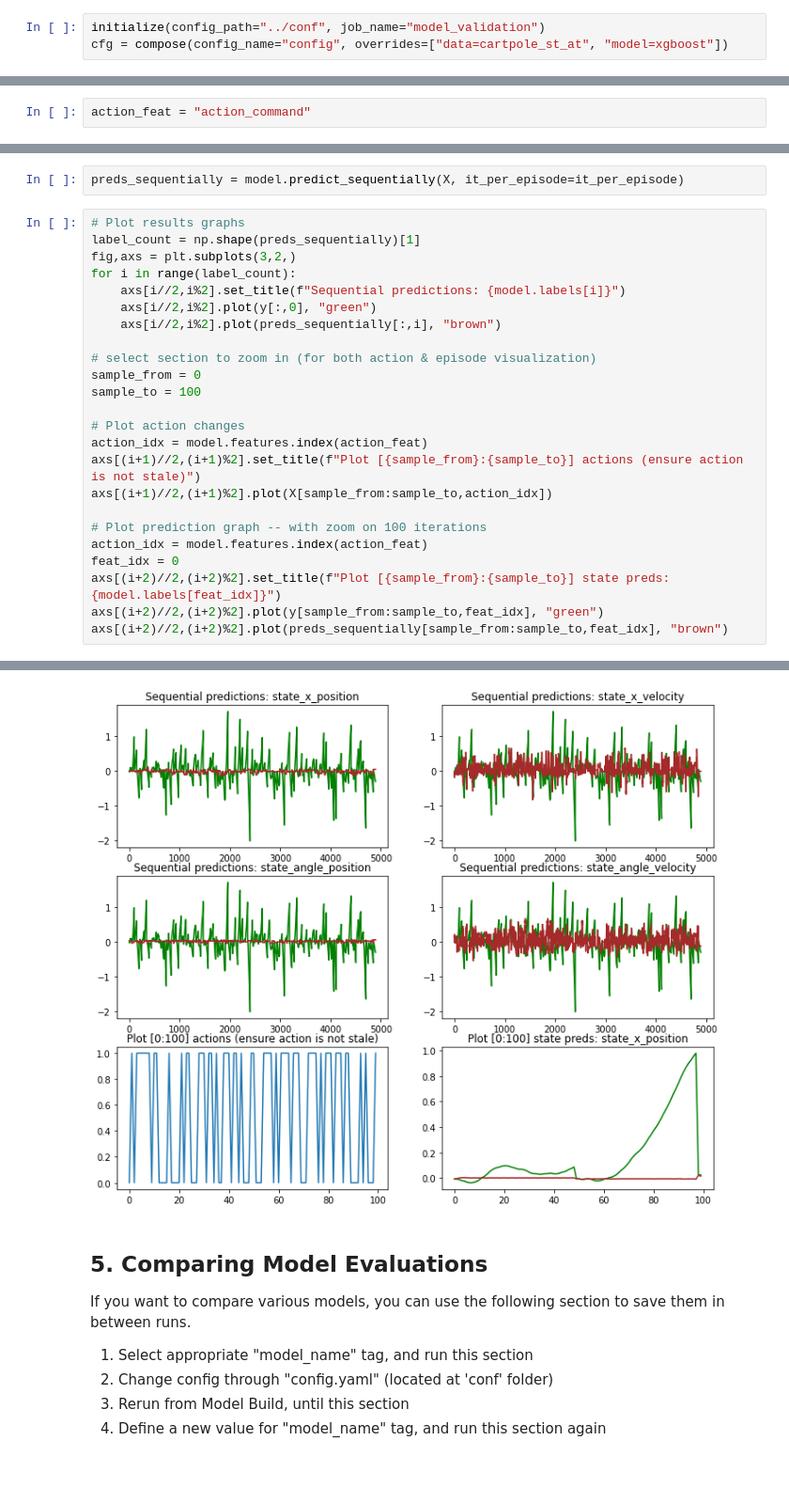
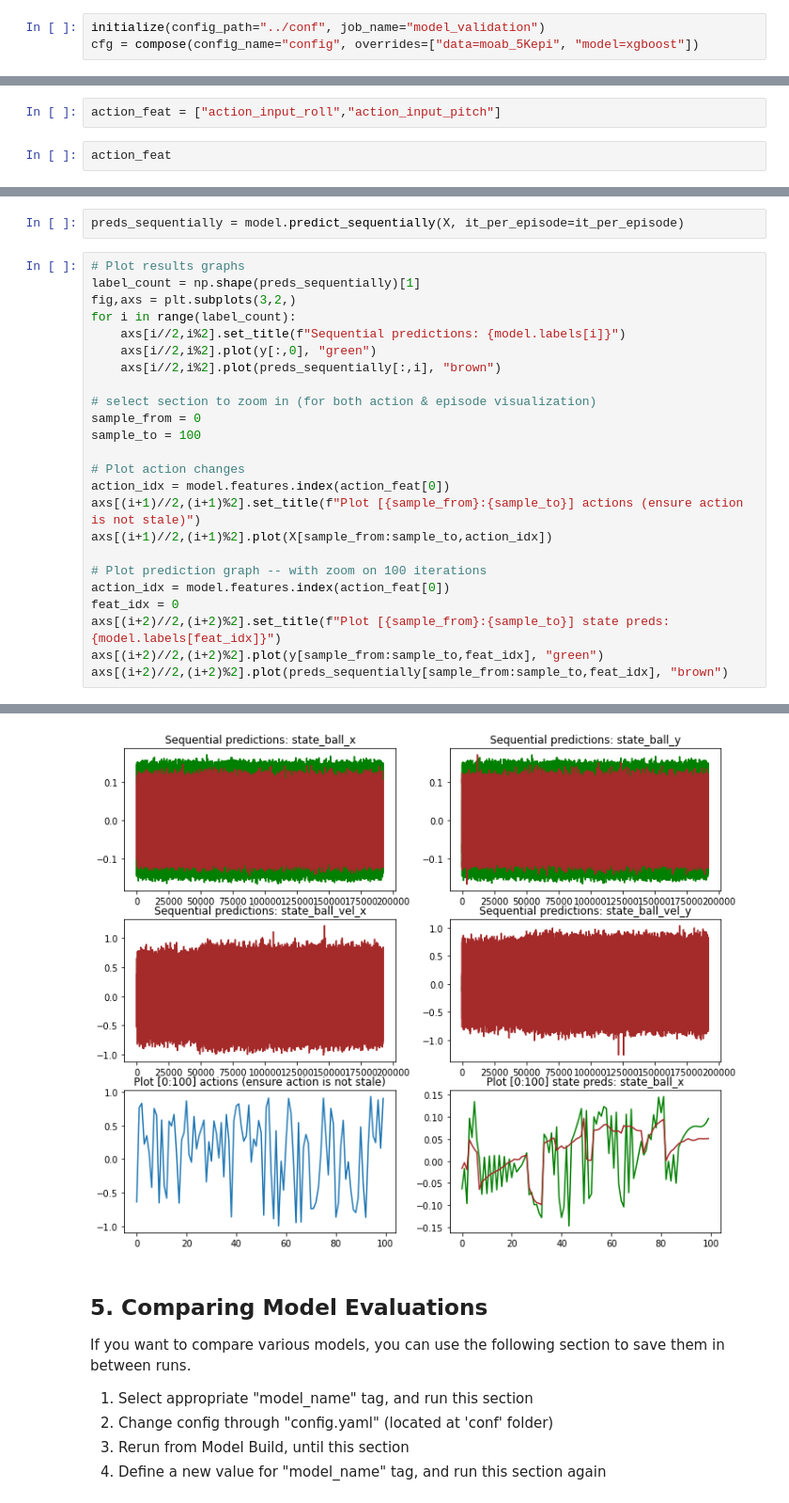
Before and after one commit to microsoft/datadrivenmodel, a Jupyter notebook: notebooks/ddm_evaluation.ipynb, the cells around one changed output, grey strips where cells are left out. Shown at 94% size. Cells and saved outputs as stored; diff of their text form; blank space fills up the shorter version.

Commit message:
ddm_test_validate and plot notebooks

```diff
--- a/notebooks/ddm_evaluation.ipynb
+++ b/notebooks/ddm_evaluation.ipynb
@@ -41,5 +41,5 @@ logger = logging.getLogger("ddm_validation")
 logger.setLevel(logging.INFO)
 # %%
 initialize(config_path="../conf", job_name="model_validation")
-cfg = compose(config_name="config", overrides=["data=cartpole_st_at", "model=xgboost"])
+cfg = compose(config_name="config", overrides=["data=moab_5Kepi", "model=xgboost"])
 # %% [output]
@@ -207,4 +210,6 @@ sequential_eval_table
 # %% [markdown]
 ### 4.2. Per-Iteration Predictions
+# %%
+action_feat = ["action_input_roll","action_input_pitch"]
 # %%
-action_feat = "action_command"
+action_feat
@@ -248,30 +255,30 @@ preds_sequentially = model.predict_sequentially(X, it_per_episode=it_per_episode
 # %%
 # Plot results graphs
 label_count = np.shape(preds_sequentially)[1]
 fig,axs = plt.subplots(3,2,)
 for i in range(label_count):
     axs[i//2,i%2].set_title(f"Sequential predictions: {model.labels[i]}")
     axs[i//2,i%2].plot(y[:,0], "green")
     axs[i//2,i%2].plot(preds_sequentially[:,i], "brown")
 
 # select section to zoom in (for both action & episode visualization)
 sample_from = 0
 sample_to = 100
 
 # Plot action changes
-action_idx = model.features.index(action_feat)
+action_idx = model.features.index(action_feat[0])
 axs[(i+1)//2,(i+1)%2].set_title(f"Plot [{sample_from}:{sample_to}] actions (ensure action is not stale)")
 axs[(i+1)//2,(i+1)%2].plot(X[sample_from:sample_to,action_idx])
 
 # Plot prediction graph -- with zoom on 100 iterations
-action_idx = model.features.index(action_feat)
+action_idx = model.features.index(action_feat[0])
 feat_idx = 0
 axs[(i+2)//2,(i+2)%2].set_title(f"Plot [{sample_from}:{sample_to}] state preds: {model.labels[feat_idx]}")
 axs[(i+2)//2,(i+2)%2].plot(y[sample_from:sample_to,feat_idx], "green")
 axs[(i+2)//2,(i+2)%2].plot(preds_sequentially[sample_from:sample_to,feat_idx], "brown")
 # %% [output]
 [<matplotlib.lines.Line2D at 0x...>]
-[figure, old version]
+[figure, new version]
 # %% [markdown]
 ## 5. Comparing Model Evaluations
 
```
Also changed, not shown: parts of 9 cells of this notebook, 4 other files.
